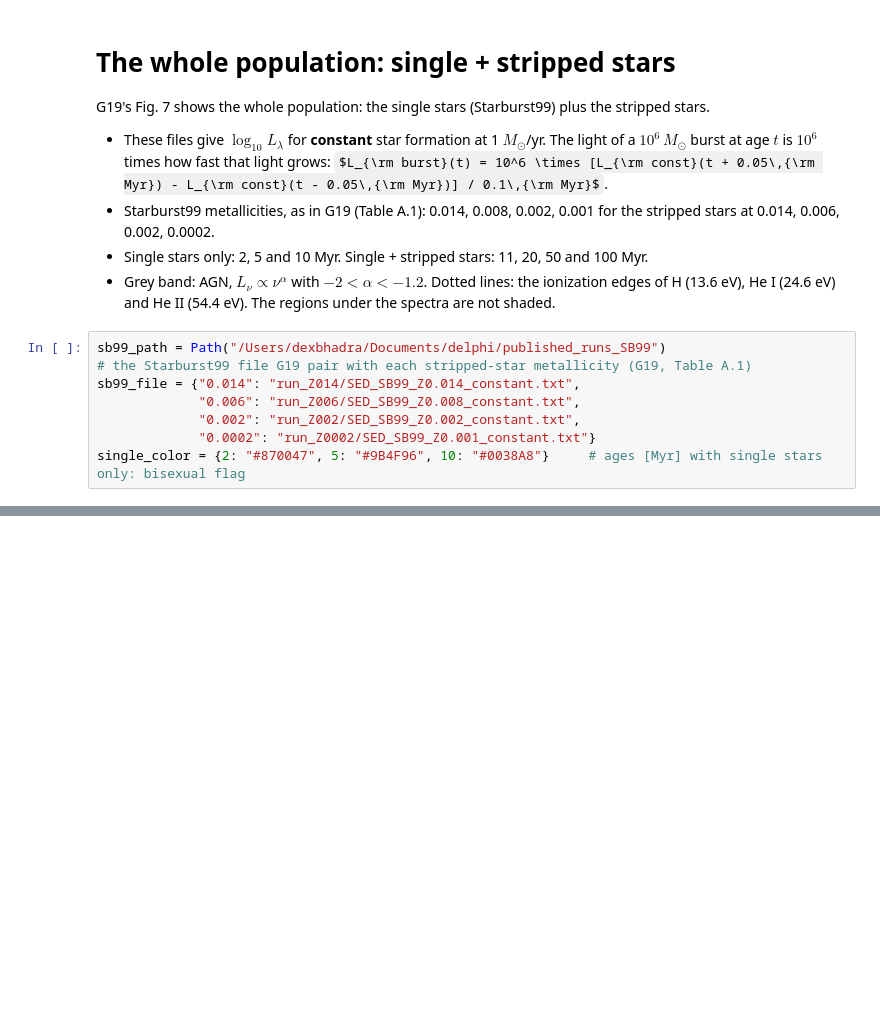
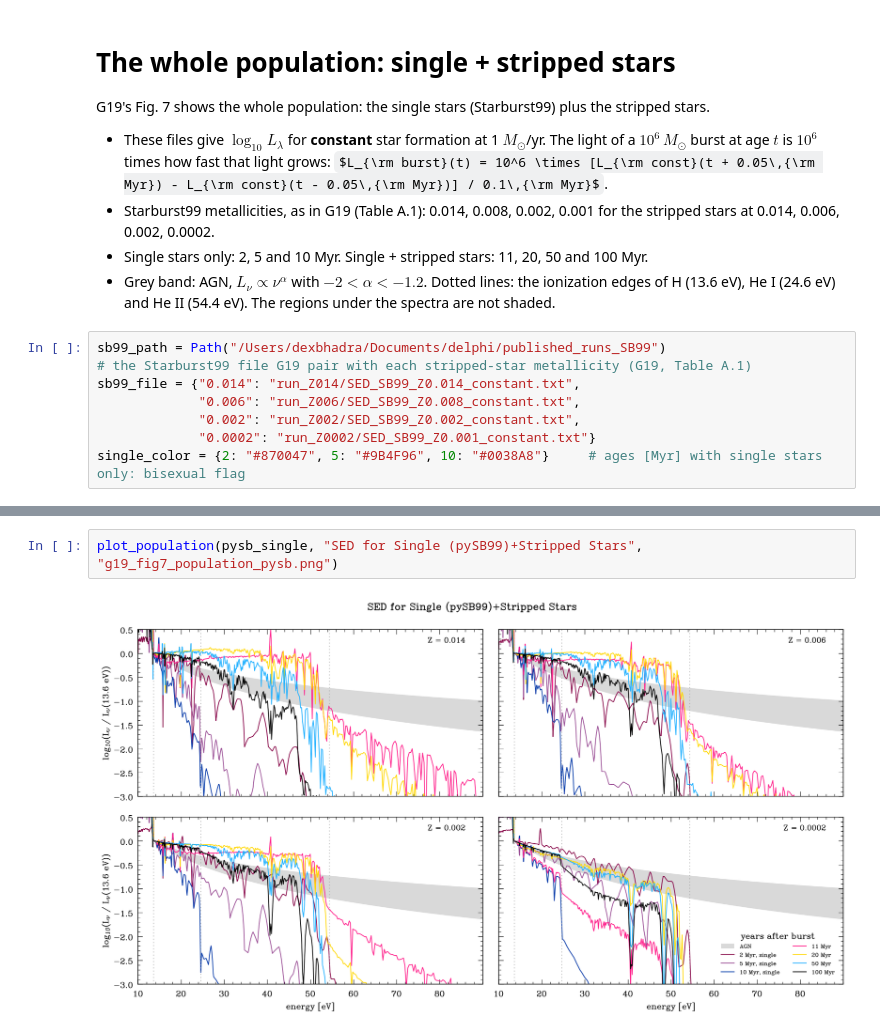
Before and after one commit to 10ay/delphi_notebooks, a Jupyter notebook: SED_goetberg19.ipynb, the cells around one changed output, grey strips where cells are left out. Cells and saved outputs as stored; diff of their text form; some formulas as TeX source; blank space fills up the shorter version.

```diff
--- a/SED_goetberg19.ipynb
+++ b/SED_goetberg19.ipynb
@@ -163,0 +184,4 @@ plt.show()
+# %%
+plot_population(pysb_single, "SED for Single (pySB99)+Stripped Stars", "g19_fig7_population_pysb.png")
+# %% [output]
+[figure, added]
```
Also changed, not shown: parts of 10 cells of this notebook, 1 other file.
